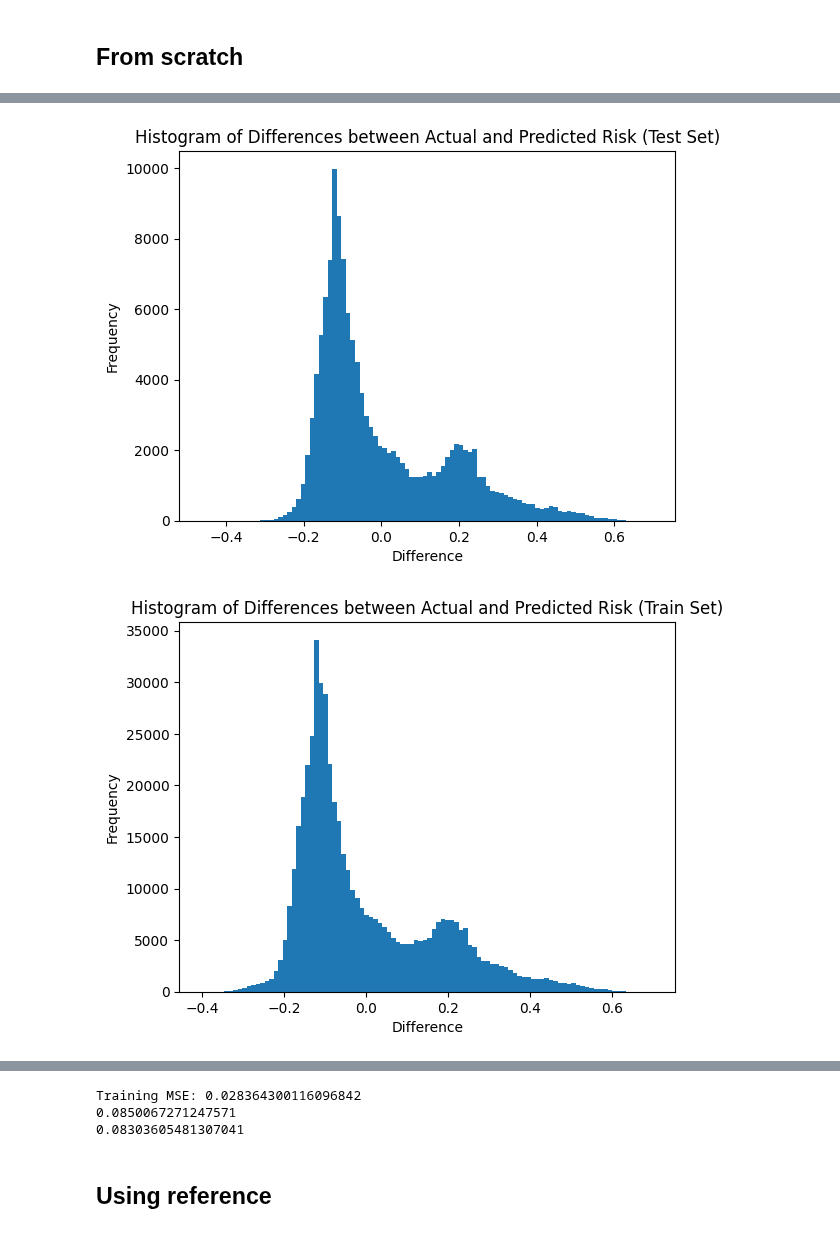
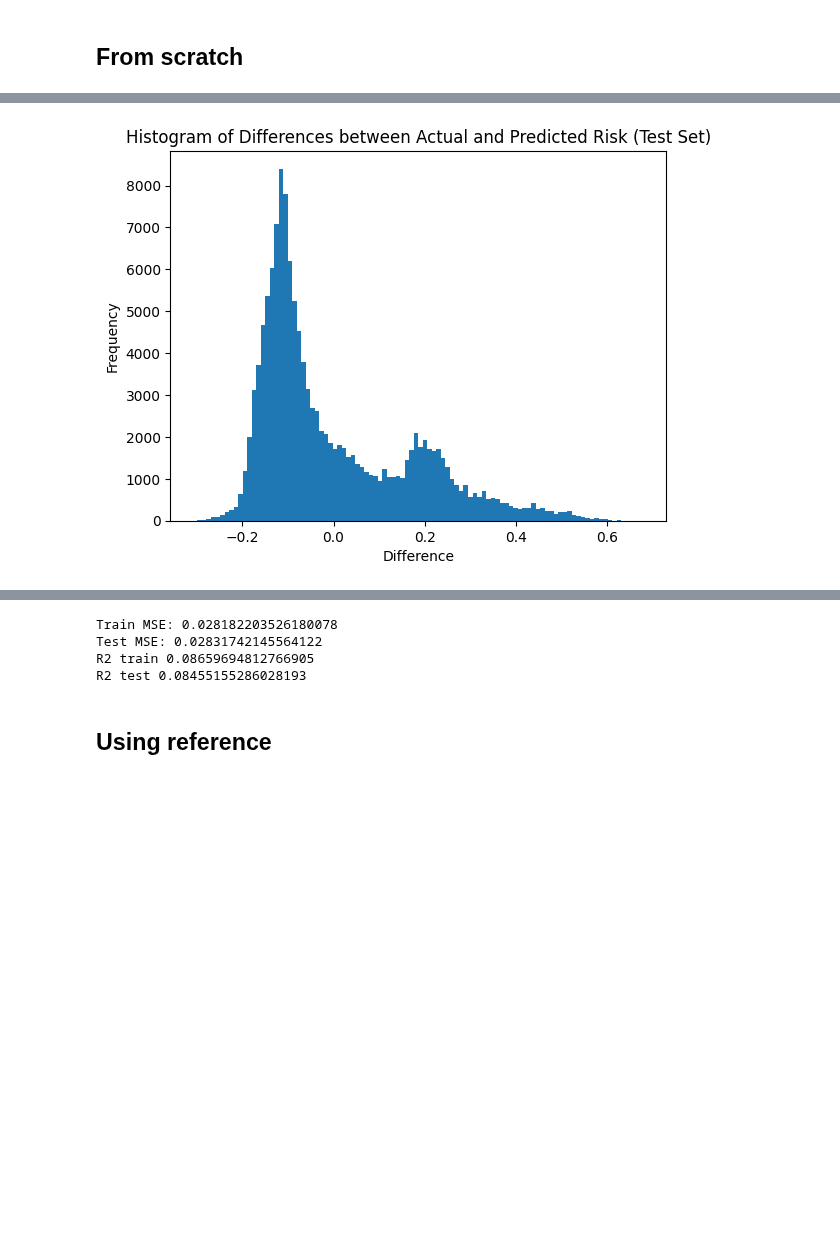
Before and after one commit to TheFreeMan21/machine-n-learnings-inc, a Jupyter notebook: method_collection.ipynb, the cells around one changed output, grey strips where cells are left out. Drawn from its saved outputs; the diff is of its cells as text; code cells hidden in the pictures; blank space fills up the shorter version.

```diff
--- a/method_collection.ipynb
+++ b/method_collection.ipynb
@@ -174,47 +200,47 @@ Best validation loss: 0.028209875550446732
 # %%
 from sklearn.metrics import r2_score
 import matplotlib.pyplot as plt
 df_test = pd.DataFrame(Y_test)
 df_test['1'] = nn.predict(X_scaled_test)
 df_train = pd.DataFrame(Y)
 df_train['1'] = nn.predict(X_scaled)
 difference_test=df_test[int('0')] - df_test['1']
 differemce_train=df_train[int('0')] - df_train['1']
 plt.hist(difference_test, bins=100)
 plt.title('Histogram of Differences between Actual and Predicted Risk (Test Set)')
 plt.xlabel('Difference')
 plt.ylabel('Frequency')
 plt.show()
-plt.hist(differemce_train, bins=100)
-plt.title('Histogram of Differences between Actual and Predicted Risk (Train Set)')
-plt.xlabel('Difference')
-plt.ylabel('Frequency')
-plt.show()
+# plt.hist(differemce_train, bins=100)
+# plt.title('Histogram of Differences between Actual and Predicted Risk (Train Set)')
+# plt.xlabel('Difference')
+# plt.ylabel('Frequency')
+# plt.show()
 
-plt.hist(df_test[int('0')], bins=100)
-plt.title('Histogram of Actual Risk (Test Set)')
-plt.xlabel('risk')
-plt.ylabel('Frequency')
-plt.show()
-plt.hist(df_test['1'], bins=100)
-plt.title('Histogram of Predicted Risk (Test Set)')
-plt.xlabel('risk')
-plt.ylabel('Frequency')
-plt.show()
+# plt.hist(df_test[int('0')], bins=100)
+# plt.title('Histogram of Actual Risk (Test Set)')
+# plt.xlabel('risk')
+# plt.ylabel('Frequency')
+# plt.show()
+# plt.hist(df_test['1'], bins=100)
+# plt.title('Histogram of Predicted Risk (Test Set)')
+# plt.xlabel('risk')
+# plt.ylabel('Frequency')
+# plt.show()
 
-plt.hist(df_train[int('0')], bins=100)
-plt.title('Histogram of Actual Risk (Train Set)')
-plt.xlabel('risk')
-plt.ylabel('Frequency')
-plt.show()
-plt.hist(df_train['1'], bins=100)
-plt.title('Histogram of Predicted Risk (Train Set)')
-plt.xlabel('risk')
-plt.ylabel('Frequency')
-plt.show()
-print("Training MSE:",NeuralNetworkScratch.mse(nn,Y_test,nn.predict(X_scaled_test)))
-print(r2_score(df_train[0], df_train['1']))
-print(r2_score(df_test[0], df_test['1']))
+# plt.hist(df_train[int('0')], bins=100)
+# plt.title('Histogram of Actual Risk (Train Set)')
+# plt.xlabel('risk')
+# plt.ylabel('Frequency')
+# plt.show()
+# plt.hist(df_train['1'], bins=100)
+# plt.title('Histogram of Predicted Risk (Train Set)')
+# plt.xlabel('risk')
+# plt.ylabel('Frequency')
+# plt.show()
+print("Train MSE:",NeuralNetworkScratch.mse(nn,Y,nn.predict(X_scaled)))
+print("Test MSE:",NeuralNetworkScratch.mse(nn,Y_test,nn.predict(X_scaled_test)))
+print('R2 train',r2_score(df_train[0], df_train['1']))
+print('R2 test',r2_score(df_test[0], df_test['1']))
 # %% [output]
-[figure, old version]
+[figure, new version]
-[figure, removed]
@@ -225,6 +247,7 @@ print(r2_score(df_test[0], df_test['1']))
-Training MSE: 0.028364300116096842
-0.0850067271247571
-0.08303605481307041
+Train MSE: 0.028182203526180078
+Test MSE: 0.02831742145564122
+R2 train 0.08659694812766905
+R2 test 0.08455155286028193
 # %% [markdown]
 ## Using reference
 # %%
```
Also changed, not shown: parts of 7 cells of this notebook, 3 other files.
